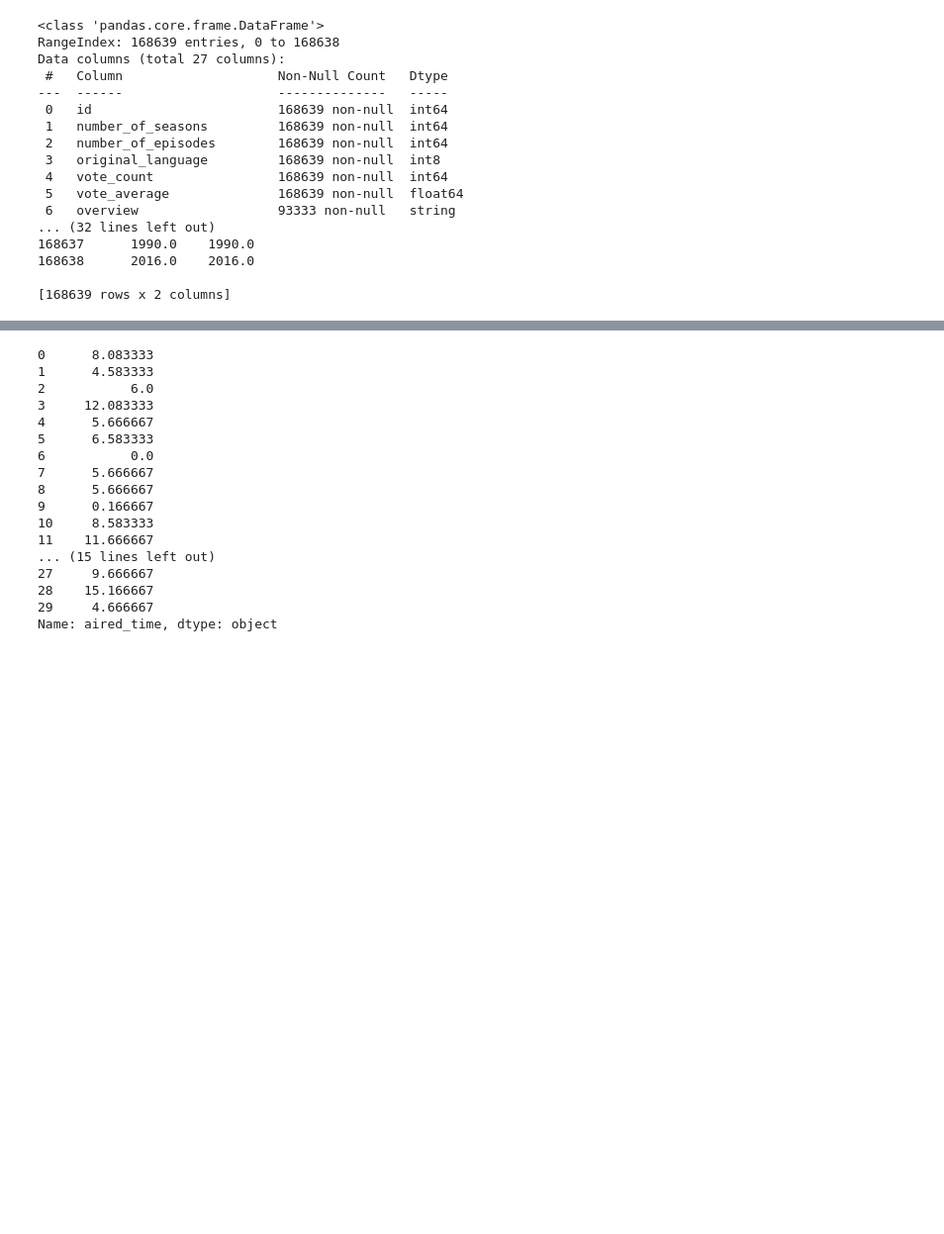
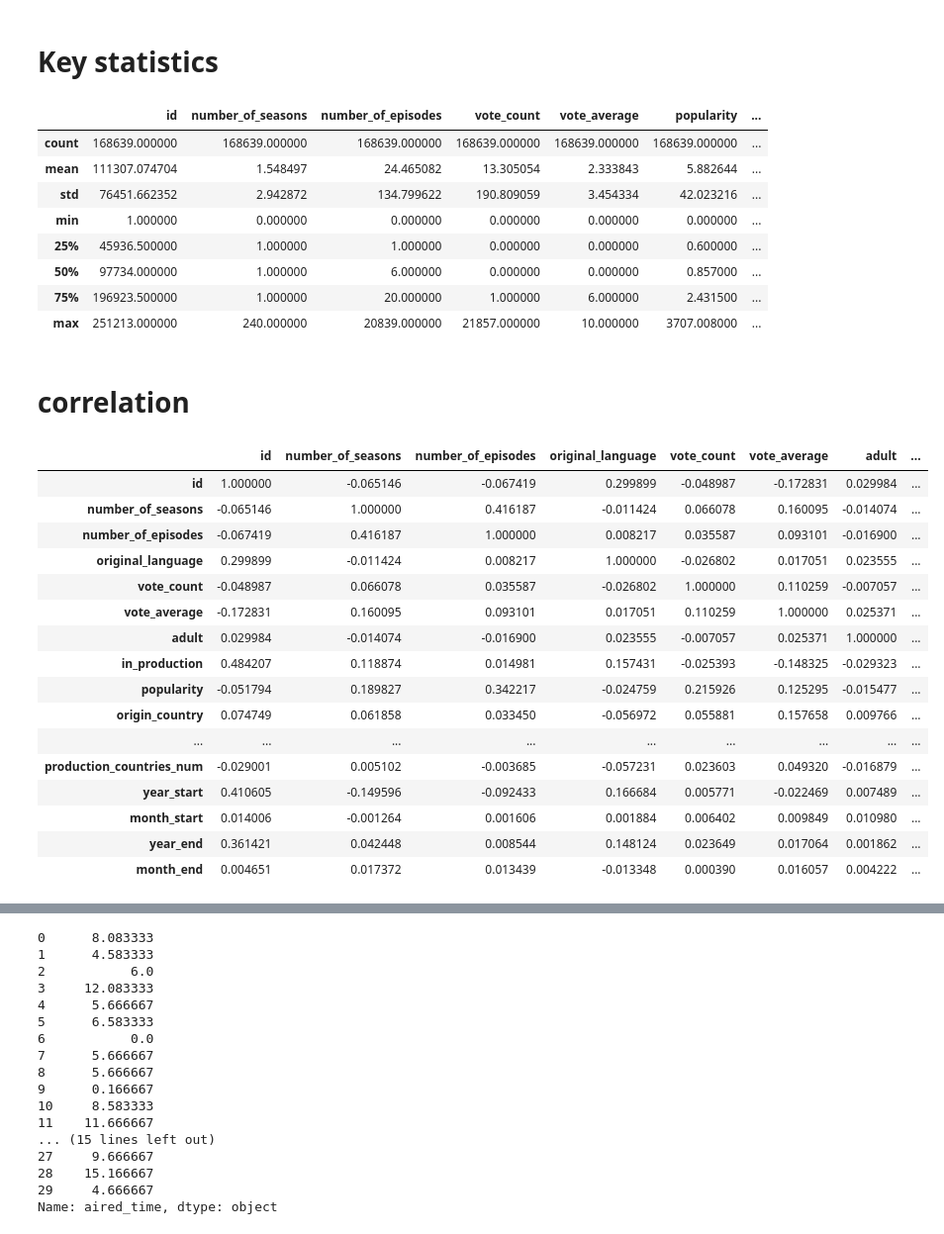
Before and after one commit to omerkobi/MLproject, a Jupyter notebook: EDA.ipynb, the cells around one changed output, grey strips where cells are left out. Shown at 99% size. Drawn from its saved outputs; the diff is of its cells as text; code cells hidden in the pictures; blank space fills up the shorter version.

```diff
--- a/EDA.ipynb
+++ b/EDA.ipynb
@@ -7,23 +16,41 @@ from sklearn.preprocessing import OneHotEncoder, LabelEncoder
+# %% [markdown]
+# Key statistics
 # %%
 tv_ = pd.read_pickle("tv_show.pkl")
-tv_.info()
+#tv_.info()
 
-print(tv_[['year_start','year_end']])
+tv_.describe(include=[float, int])
+
+#print(tv_[['year_start','year_end']])
 # %% [output]
-<class 'pandas.core.frame.DataFrame'>
-RangeIndex: 168639 entries, 0 to 168638
-Data columns (total 27 columns):
- #   Column                    Non-Null Count   Dtype
----  ------                    --------------   -----
- 0   id                        168639 non-null  int64
- 1   number_of_seasons         168639 non-null  int64
- 2   number_of_episodes        168639 non-null  int64
- 3   original_language         168639 non-null  int8
- 4   vote_count                168639 non-null  int64
- 5   vote_average              168639 non-null  float64
- 6   overview                  93333 non-null   string
-... (32 lines left out)
-168637      1990.0    1990.0
-168638      2016.0    2016.0
-
-[168639 rows x 2 columns]
+|  | id | number_of_seasons | number_of_episodes | vote_count | vote_average | popularity | ... |
+| count | 168639.000000 | 168639.000000 | 168639.000000 | 168639.000000 | 168639.000000 | 168639.000000 | ... |
+| mean | 111307.074704 | 1.548497 | 24.465082 | 13.305054 | 2.333843 | 5.882644 | ... |
+| std | 76451.662352 | 2.942872 | 134.799622 | 190.809059 | 3.454334 | 42.023216 | ... |
+| min | 1.000000 | 0.000000 | 0.000000 | 0.000000 | 0.000000 | 0.000000 | ... |
+| 25% | 45936.500000 | 1.000000 | 1.000000 | 0.000000 | 0.000000 | 0.600000 | ... |
+| 50% | 97734.000000 | 1.000000 | 6.000000 | 0.000000 | 0.000000 | 0.857000 | ... |
+| 75% | 196923.500000 | 1.000000 | 20.000000 | 1.000000 | 6.000000 | 2.431500 | ... |
+| max | 251213.000000 | 240.000000 | 20839.000000 | 21857.000000 | 10.000000 | 3707.008000 | ... |
+# %% [markdown]
+# correlation
+# %%
+tv_.corr(numeric_only=True)
+# %% [output]
+|  | id | number_of_seasons | number_of_episodes | original_language | vote_count | vote_average | adult | ... |
+| id | 1.000000 | -0.065146 | -0.067419 | 0.299899 | -0.048987 | -0.172831 | 0.029984 | ... |
+| number_of_seasons | -0.065146 | 1.000000 | 0.416187 | -0.011424 | 0.066078 | 0.160095 | -0.014074 | ... |
+| number_of_episodes | -0.067419 | 0.416187 | 1.000000 | 0.008217 | 0.035587 | 0.093101 | -0.016900 | ... |
+| original_language | 0.299899 | -0.011424 | 0.008217 | 1.000000 | -0.026802 | 0.017051 | 0.023555 | ... |
+| vote_count | -0.048987 | 0.066078 | 0.035587 | -0.026802 | 1.000000 | 0.110259 | -0.007057 | ... |
+| vote_average | -0.172831 | 0.160095 | 0.093101 | 0.017051 | 0.110259 | 1.000000 | 0.025371 | ... |
+| adult | 0.029984 | -0.014074 | -0.016900 | 0.023555 | -0.007057 | 0.025371 | 1.000000 | ... |
+| in_production | 0.484207 | 0.118874 | 0.014981 | 0.157431 | -0.025393 | -0.148325 | -0.029323 | ... |
+| popularity | -0.051794 | 0.189827 | 0.342217 | -0.024759 | 0.215926 | 0.125295 | -0.015477 | ... |
+| origin_country | 0.074749 | 0.061858 | 0.033450 | -0.056972 | 0.055881 | 0.157658 | 0.009766 | ... |
+| ... | ... | ... | ... | ... | ... | ... | ... | ... |
+| production_countries_num | -0.029001 | 0.005102 | -0.003685 | -0.057231 | 0.023603 | 0.049320 | -0.016879 | ... |
+| year_start | 0.410605 | -0.149596 | -0.092433 | 0.166684 | 0.005771 | -0.022469 | 0.007489 | ... |
+| month_start | 0.014006 | -0.001264 | 0.001606 | 0.001884 | 0.006402 | 0.009849 | 0.010980 | ... |
+| year_end | 0.361421 | 0.042448 | 0.008544 | 0.148124 | 0.023649 | 0.017064 | 0.001862 | ... |
+| month_end | 0.004651 | 0.017372 | 0.013439 | -0.013348 | 0.000390 | 0.016057 | 0.004222 | ... |
```
Also changed, not shown: parts of 21 cells of this notebook, 4 other files.
